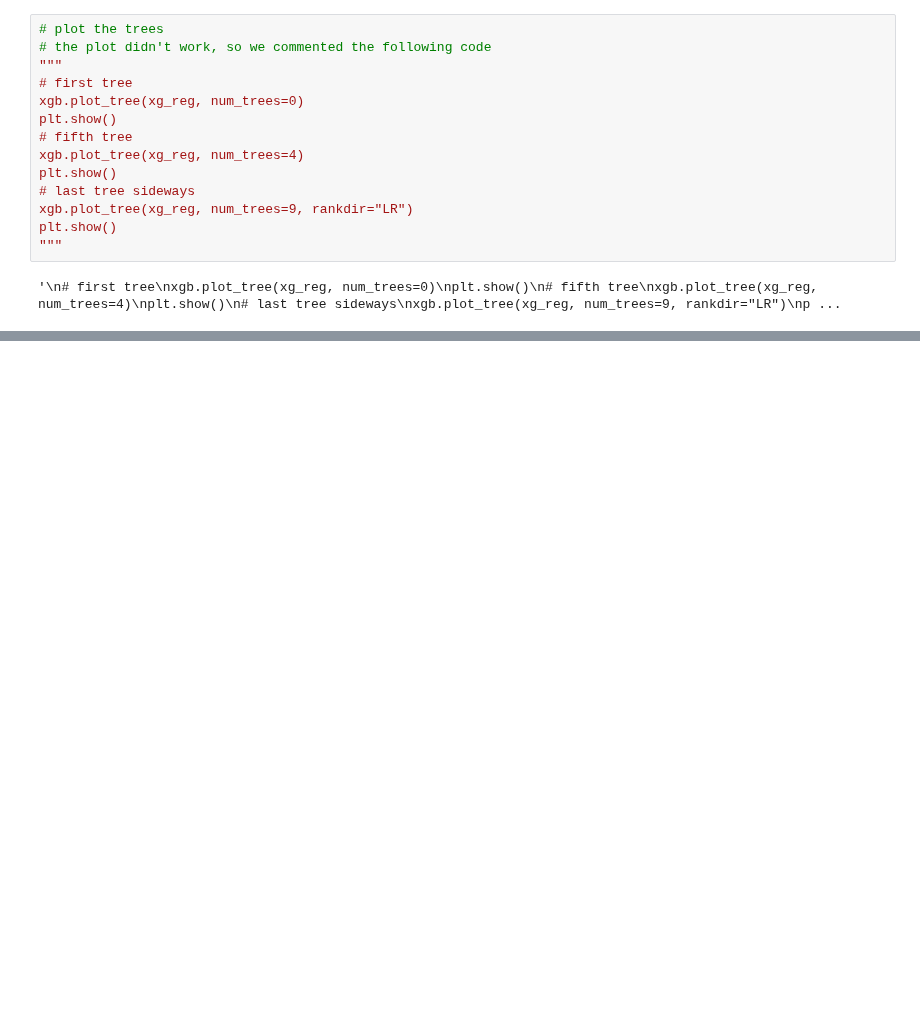
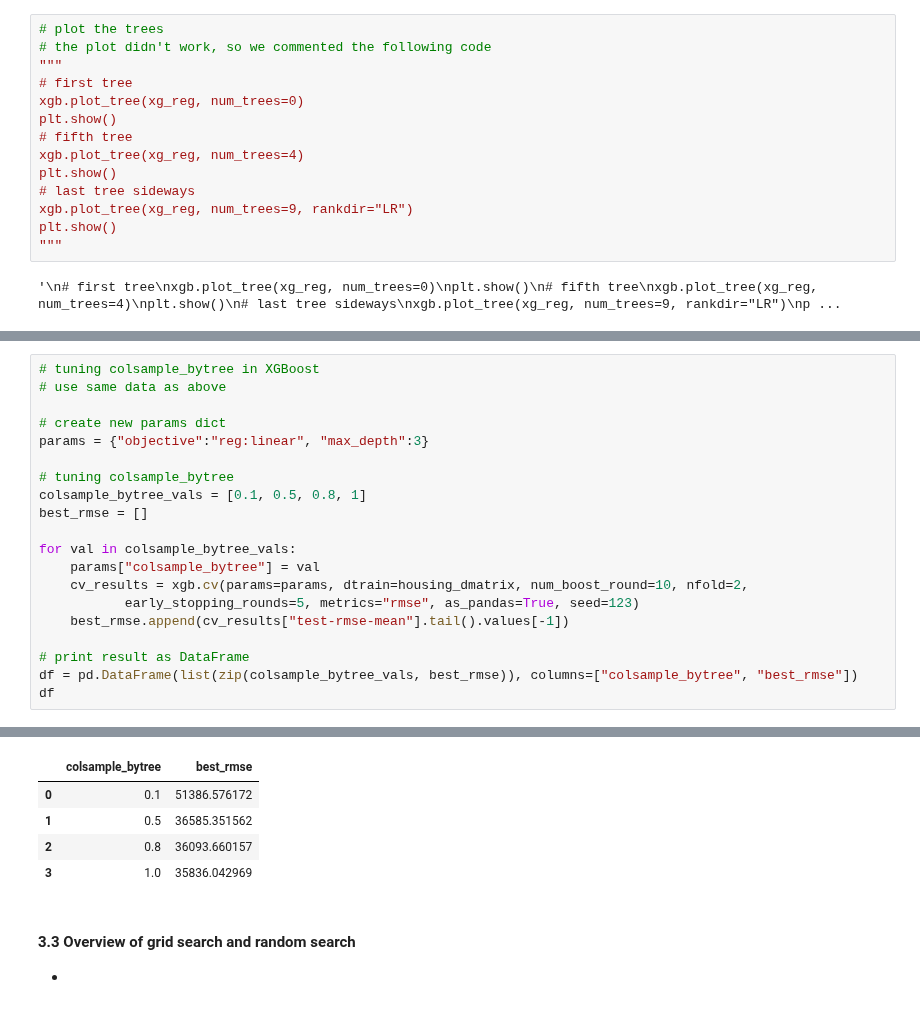
Before and after one commit to GuoweiYang19891101/datacamp_machine_learning_scientist_python, a Jupyter notebook: 5_extreme_gradient_boosting.ipynb, the cells around one changed output, grey strips where cells are left out. Drawn from its saved outputs; the diff is of its cells as text; blank space fills up the shorter version.

```diff
--- a/5_extreme_gradient_boosting.ipynb
+++ b/5_extreme_gradient_boosting.ipynb
@@ -520,0 +695,21 @@ plt.show()
+# %%
+# tuning colsample_bytree in XGBoost
+# use same data as above
+
+# create new params dict
+params = {"objective":"reg:linear", "max_depth":3}
+
+# tuning colsample_bytree
+colsample_bytree_vals = [0.1, 0.5, 0.8, 1]
+best_rmse = []
+
+for val in colsample_bytree_vals:
+    params["colsample_bytree"] = val
+    cv_results = xgb.cv(params=params, dtrain=housing_dmatrix, num_boost_round=10, nfold=2,
+           early_stopping_rounds=5, metrics="rmse", as_pandas=True, seed=123)
+    best_rmse.append(cv_results["test-rmse-mean"].tail().values[-1])
+
+# print result as DataFrame
+df = pd.DataFrame(list(zip(colsample_bytree_vals, best_rmse)), columns=["colsample_bytree", "best_rmse"])
+df
+# %% [output]
@@ -520,0 +724,9 @@ plt.show()
+|  | colsample_bytree | best_rmse |
+| 0 | 0.1 | 51386.576172 |
+| 1 | 0.5 | 36585.351562 |
+| 2 | 0.8 | 36093.660157 |
+| 3 | 1.0 | 35836.042969 |
+# %% [markdown]
+#### 3.3 Overview of grid search and random search
+
+*
```
Also changed, not shown: parts of 17 cells of this notebook.
